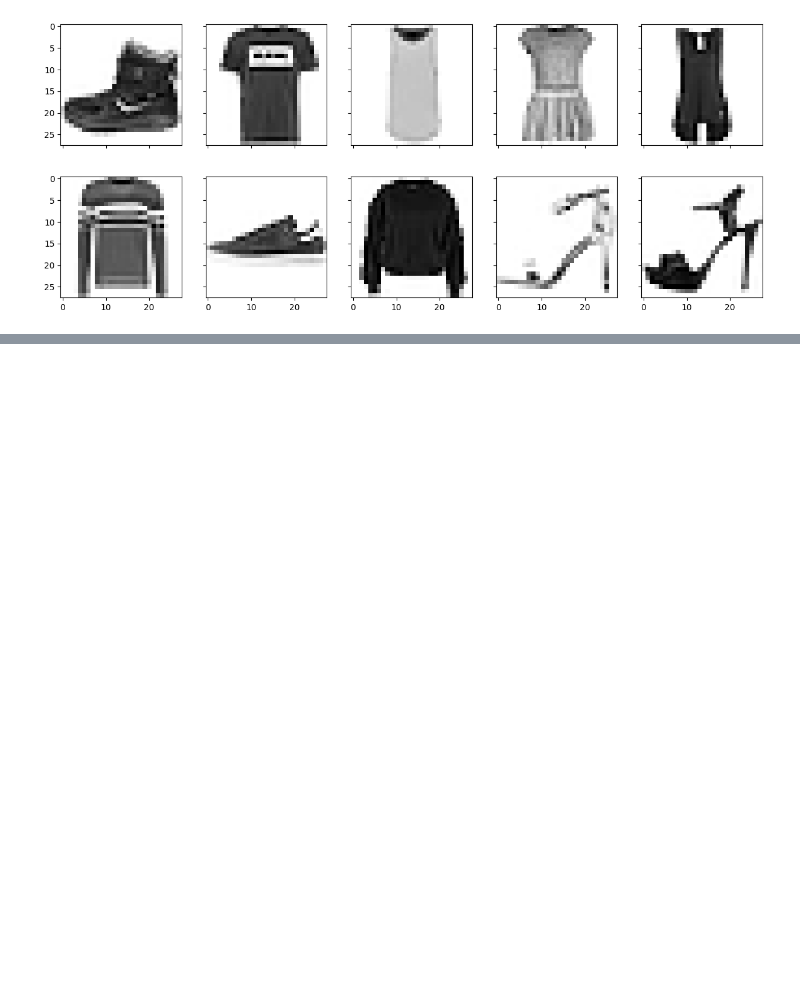
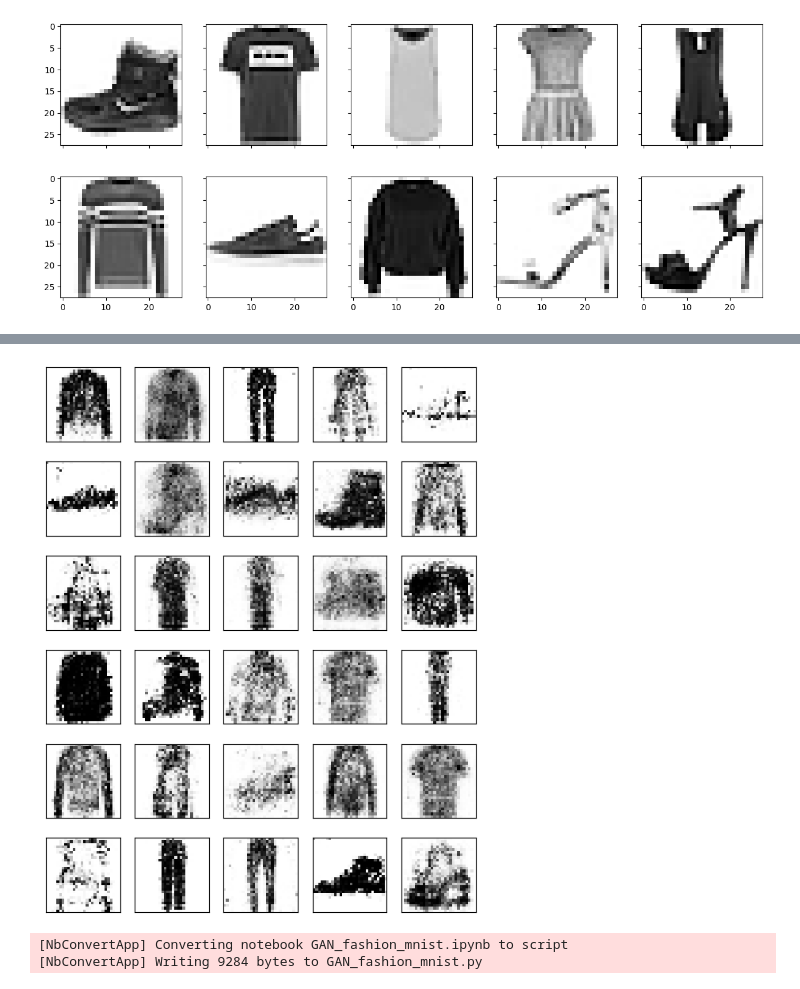
Before and after one commit to mont3413/ML, a Jupyter notebook: GAN_fashion_MNIST/GAN_fashion_mnist.ipynb, the cells around one changed output, grey strips where cells are left out. Drawn from its saved outputs; the diff is of its cells as text; code cells hidden in the pictures; blank space fills up the shorter version.

```diff
--- a/GAN_fashion_MNIST/GAN_fashion_mnist.ipynb
+++ b/GAN_fashion_MNIST/GAN_fashion_mnist.ipynb
@@ -260,0 +290,9 @@ for i in range(n_stages):
+# %%
+fig = plt.figure(figsize=(7, 9))
+num_samples = 30
+torch.manual_seed(10)
+input_z = model.create_z(batch_size=num_samples, z_size=z_size, mode_z='normal').to(device)
+generated_images = model.create_samples(input_z, image_size)
+model.show_generated_samples(generated_images, fig)
+# %% [output]
+[figure, added]
@@ -260,0 +301,6 @@ for i in range(n_stages):
+# %%
+%%bash
+jupyter nbconvert --to script 'GAN_fashion_mnist.ipynb'
+# %% [output]
+[NbConvertApp] Converting notebook GAN_fashion_mnist.ipynb to script
+[NbConvertApp] Writing 9284 bytes to GAN_fashion_mnist.py
```
Also changed, not shown: parts of 24 cells of this notebook, 4 other files.
